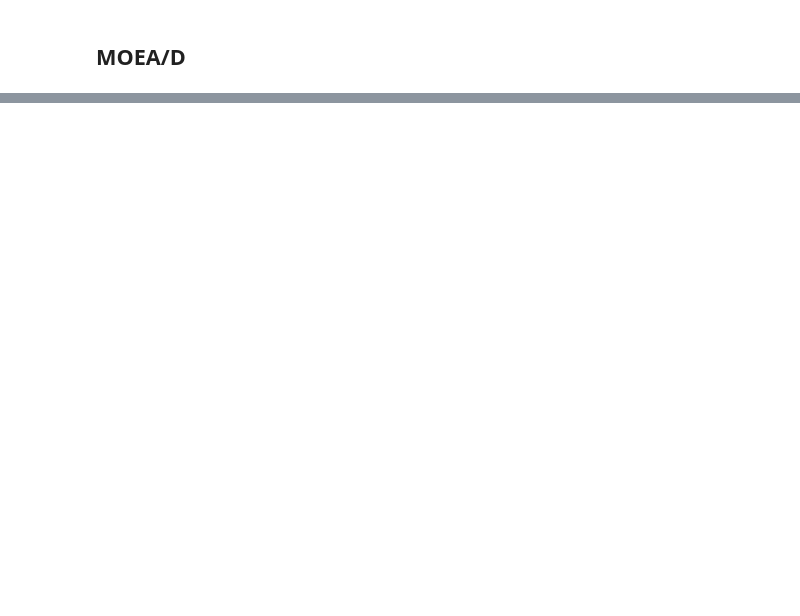
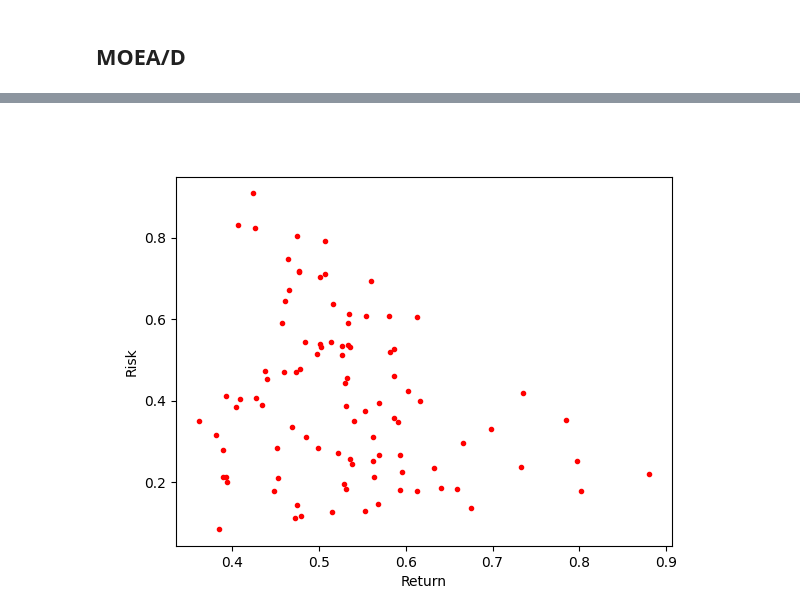
Before and after one commit to alessandro1802/moo, a Jupyter notebook: lab2.ipynb, the cells around one changed output, grey strips where cells are left out. Saved outputs shown, nothing was run; the diff lists cells and outputs as text; code cells hidden in the pictures; blank space fills up the shorter version.

```diff
--- a/lab2.ipynb
+++ b/lab2.ipynb
@@ -312,0 +292,4 @@ max_return
+# %%
+solver.plot_state_2d()
+# %% [output]
+[figure, added]
```
Also changed, not shown: parts of 7 cells of this notebook.
